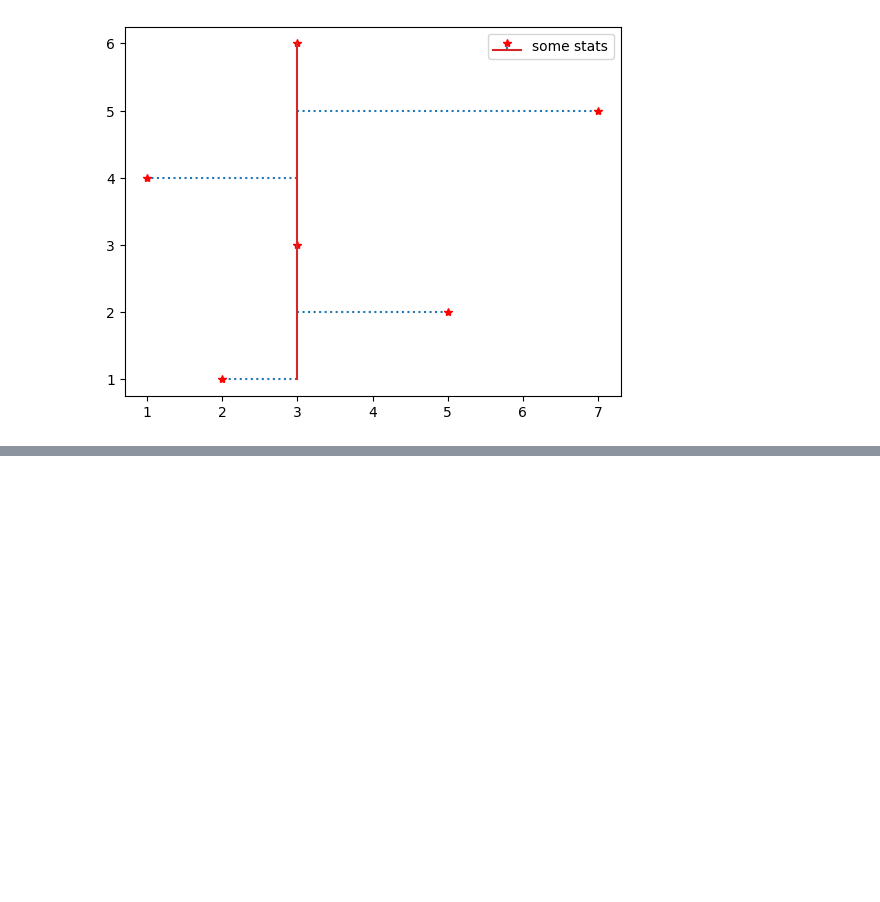
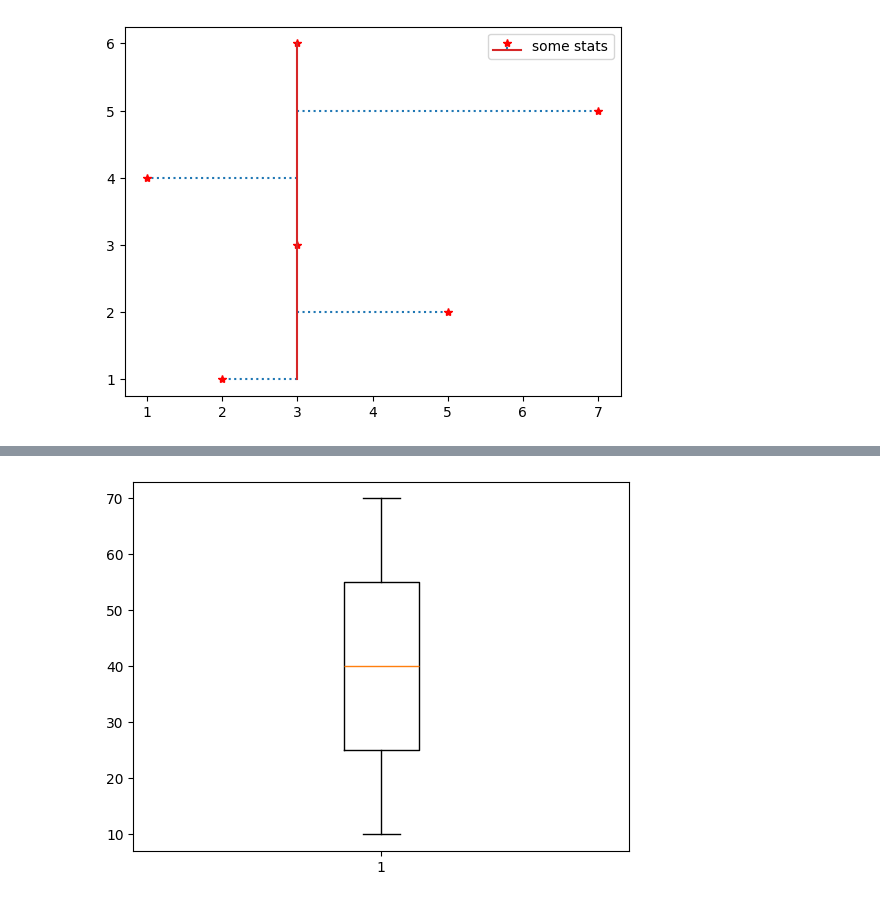
Before and after one commit to Tanay-Dwivedi/DADS-practice, a Jupyter notebook: Python/Matplotlib/matplotlib_practice2.ipynb, the cells around one changed output, grey strips where cells are left out. Drawn from its saved outputs; the diff is of its cells as text; code cells hidden in the pictures; blank space fills up the shorter version.

```diff
--- a/Python/Matplotlib/matplotlib_practice2.ipynb
+++ b/Python/Matplotlib/matplotlib_practice2.ipynb
@@ -76,0 +83,6 @@ plt.show()
+# %%
+x = [10,20,30,40,50,60,70]
+plt.boxplot(x)
+plt.show()
+# %% [output]
+[figure, added]
```
Also changed, not shown: parts of 14 cells of this notebook.
